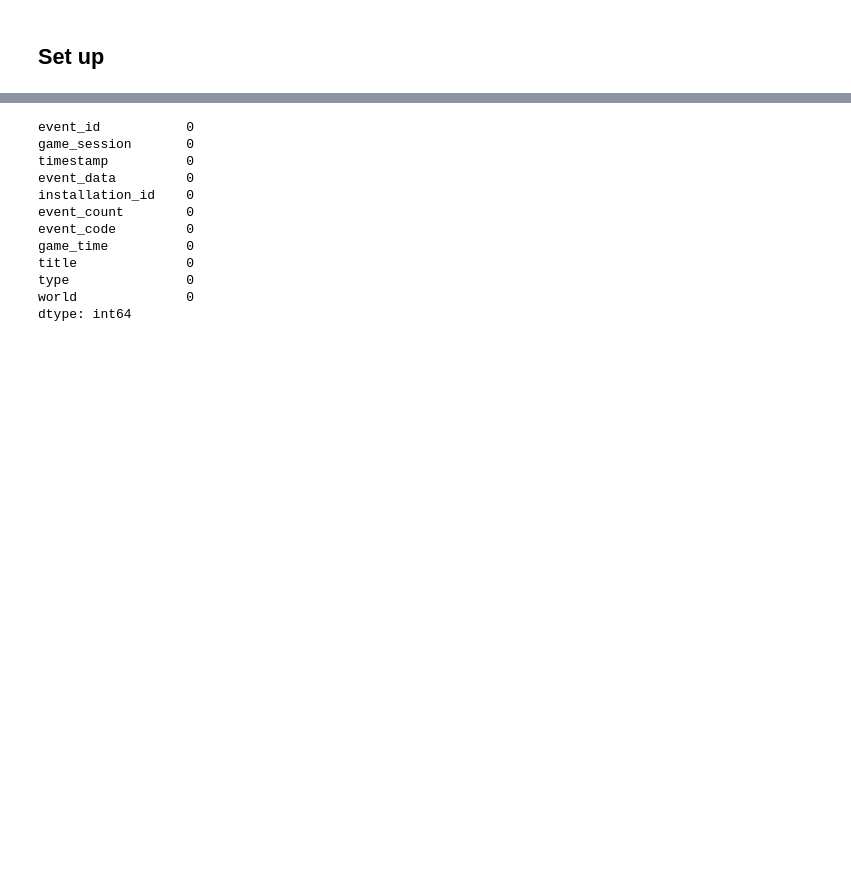
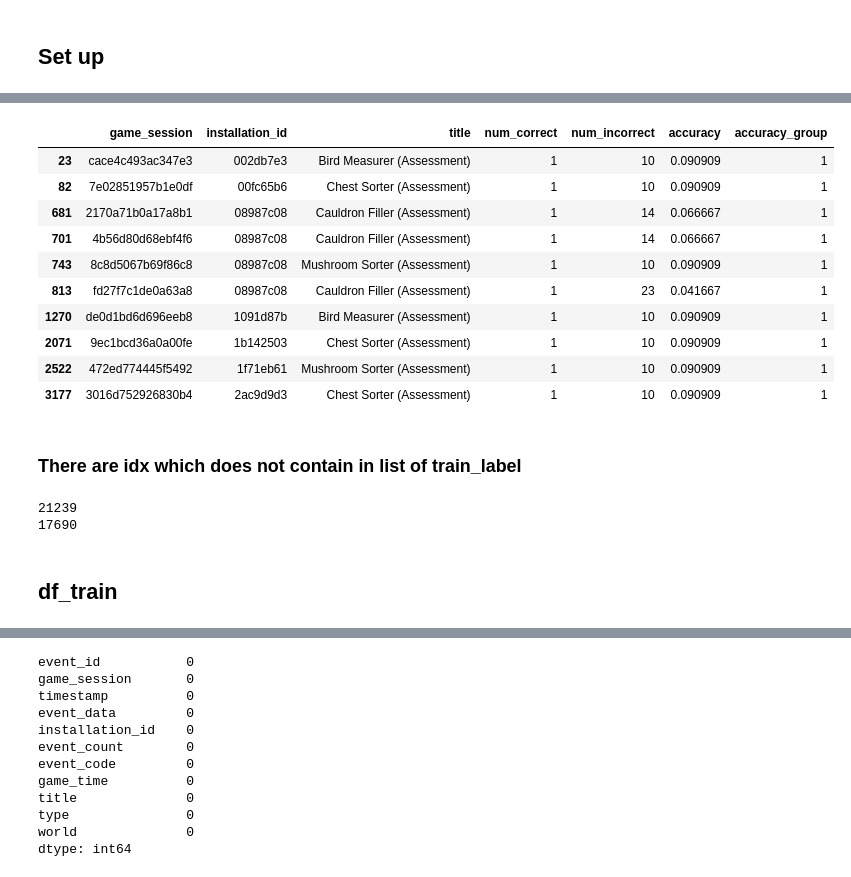
Before and after one commit to tanico-rikudo/TackleKaggle, a Jupyter notebook: PbsKids/analysis/PbsKidsAnalysis.ipynb, the cells around one changed output, grey strips where cells are left out. Saved outputs shown, nothing was run; the diff lists cells and outputs as text; code cells hidden in the pictures; blank space fills up the shorter version.

```diff
--- a/PbsKids/analysis/PbsKidsAnalysis.ipynb
+++ b/PbsKids/analysis/PbsKidsAnalysis.ipynb
@@ -252 +206,5 @@ import multiprocessing
+# %%
+df_train = pd.read_csv('../source/train.csv.zip')
+df_train_labels = pd.read_csv('../source/train_labels.csv.zip')
+df_specs = pd.read_csv('../source/specs.csv')
 # %%
@@ -273,0 +243,29 @@ df_train.timestamp = pd.to_datetime(df_train.timestamp,format='%Y-%m-%dT%H:%M:%S
+# %%
+#almost same
+df_train_labels.loc[df_train_labels.accuracy != (df_train_labels.num_correct.astype(float) / (df_train_labels.num_correct + df_train_labels.num_incorrect) )].head(10)
+# %% [output]
+|  | game_session | installation_id | title | num_correct | num_incorrect | accuracy | accuracy_group |
+| 23 | cace4c493ac347e3 | 002db7e3 | Bird Measurer (Assessment) | 1 | 10 | 0.090909 | 1 |
+| 82 | 7e02851957b1e0df | 00fc65b6 | Chest Sorter (Assessment) | 1 | 10 | 0.090909 | 1 |
+| 681 | 2170a71b0a17a8b1 | 08987c08 | Cauldron Filler (Assessment) | 1 | 14 | 0.066667 | 1 |
+| 701 | 4b56d80d68ebf4f6 | 08987c08 | Cauldron Filler (Assessment) | 1 | 14 | 0.066667 | 1 |
+| 743 | 8c8d5067b69f86c8 | 08987c08 | Mushroom Sorter (Assessment) | 1 | 10 | 0.090909 | 1 |
+| 813 | fd27f7c1de0a63a8 | 08987c08 | Cauldron Filler (Assessment) | 1 | 23 | 0.041667 | 1 |
+| 1270 | de0d1bd6d696eeb8 | 1091d87b | Bird Measurer (Assessment) | 1 | 10 | 0.090909 | 1 |
+| 2071 | 9ec1bcd36a0a00fe | 1b142503 | Chest Sorter (Assessment) | 1 | 10 | 0.090909 | 1 |
+| 2522 | 472ed774445f5492 | 1f71eb61 | Mushroom Sorter (Assessment) | 1 | 10 | 0.090909 | 1 |
+| 3177 | 3016d752926830b4 | 2ac9d9d3 | Chest Sorter (Assessment) | 1 | 10 | 0.090909 | 1 |
+# %% [markdown]
+
+### There are idx which does not contain in list of train_label
+# %%
+
+set_session_instid_train = set(df_train[df_train.type == 'Assessment'].game_session + df_train[df_train.type == 'Assessment'].installation_id)
+# set_session_instid_train_valid = set(df_train_not_start[df_train_not_start.type == 'Assessment'].game_session + df_train_not_start[df_train_not_start.type == 'Assessment'].installation_id)
+set_session_instid_label = set(df_train_labels.game_session+df_train_labels.installation_id)
+print(len(set_session_instid_train))
+# print(len(set_session_instid_train_valid))
+print(len(set_session_instid_label) )
+# %% [output]
+21239
+17690
@@ -274,3 +275,5 @@ df_train.timestamp = pd.to_datetime(df_train.timestamp,format='%Y-%m-%dT%H:%M:%S
+# %% [markdown]
+## df_train
 # %%
 # Check type
 df_train.dtypes
```
Also changed, not shown: parts of 54 cells of this notebook, 1 other file.
